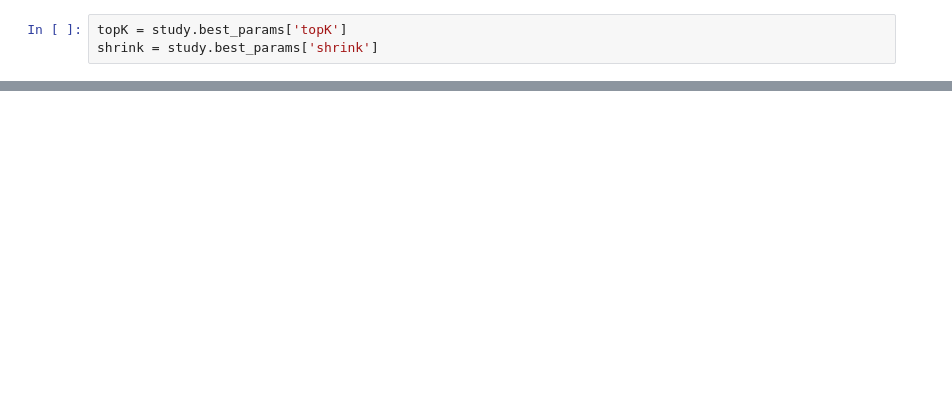
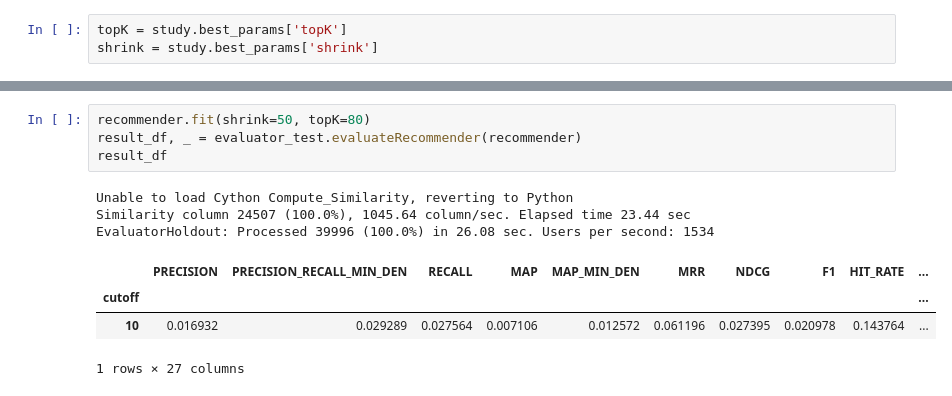
Before and after one commit to MatteoPancini/Recsys-Challenge-2022, a Jupyter notebook: Hyperparameter Tuning/ItemKNNCF.ipynb, the cells around one changed output, grey strips where cells are left out. Saved outputs shown, nothing was run; the diff lists cells and outputs as text; blank space fills up the shorter version.

```diff
--- a/Hyperparameter Tuning/ItemKNNCF.ipynb
+++ b/Hyperparameter Tuning/ItemKNNCF.ipynb
@@ -108,0 +267,12 @@ EvaluatorHoldout: Processed 41308 (100.0%) in 27.70 sec. Users per second: 1491
+# %%
+recommender.fit(shrink=50, topK=80)
+result_df, _ = evaluator_test.evaluateRecommender(recommender)
+result_df
+# %% [output]
+Unable to load Cython Compute_Similarity, reverting to Python
+Similarity column 24507 (100.0%), 1045.64 column/sec. Elapsed time 23.44 sec
+EvaluatorHoldout: Processed 39996 (100.0%) in 26.08 sec. Users per second: 1534
+|  | PRECISION | PRECISION_RECALL_MIN_DEN | RECALL | MAP | MAP_MIN_DEN | MRR | NDCG | F1 | HIT_RATE | ... |
+| cutoff |  |  |  |  |  |  |  |  |  | ... |
+| 10 | 0.016932 | 0.029289 | 0.027564 | 0.007106 | 0.012572 | 0.061196 | 0.027395 | 0.020978 | 0.143764 | ... |
+1 rows × 27 columns
```
Also changed, not shown: parts of 25 cells of this notebook, 24 other files.
